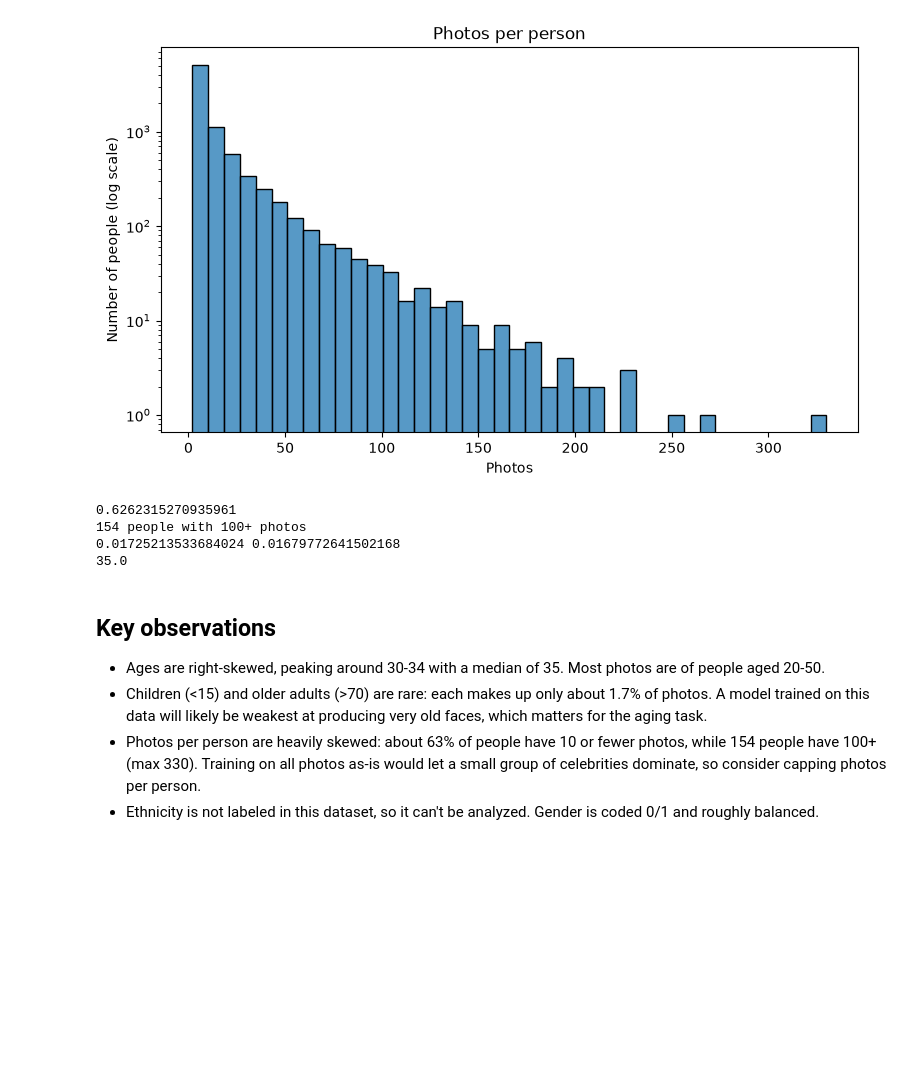
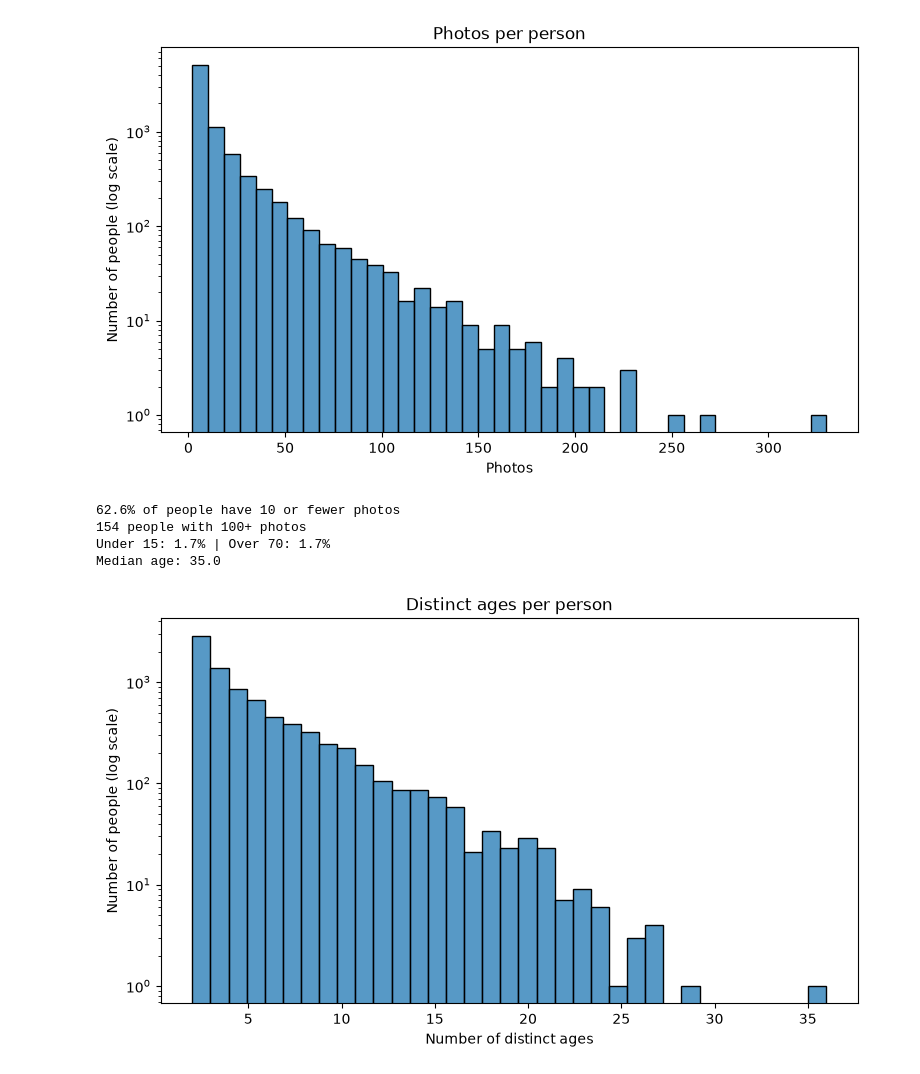
Before and after one commit to acmucsd-projects/fa26-ai-team-4, a Jupyter notebook: eda/eda_berne.ipynb, the cells around one changed output. Drawn from its saved outputs; the diff is of its cells as text; code cells hidden in the pictures; blank space fills up the shorter version.

```diff
--- a/eda/eda_berne.ipynb
+++ b/eda/eda_berne.ipynb
@@ -143,18 +151,23 @@ plt.show()
 # %% [output]
 [figure]
 # %%
-print((per_person["photos"] <= 10).mean())
-print((per_person["photos"] >= 100).sum(), "people with 100+ photos")
-print((df_clean["age"] < 15).mean(), (df_clean["age"] > 70).mean())
-print(df_clean["age"].median())
+print(f"{(per_person['photos'] <= 10).mean():.1%} of people have 10 or fewer photos")
+print(f"{(per_person['photos'] >= 100).sum():,} people with 100+ photos")
+print(f"Under 15: {(df_clean['age'] < 15).mean():.1%} | Over 70: {(df_clean['age'] > 70).mean():.1%}")
+print(f"Median age: {df_clean['age'].median():.1f}")
 # %% [output]
-0.6262315270935961
+62.6% of people have 10 or fewer photos
 154 people with 100+ photos
-0.01725213533684024 0.01679772641502168
-35.0
+Under 15: 1.7% | Over 70: 1.7%
+Median age: 35.0
-# %% [markdown]
-## Key observations
-- Ages are right-skewed, peaking around 30-34 with a median of 35. Most photos are of people aged 20-50.
-- Children (<15) and older adults (>70) are rare: each makes up only about 1.7% of photos. A model trained on this data will likely be weakest at producing very old faces, which matters for the aging task.
-- Photos per person are heavily skewed: about 63% of people have 10 or fewer photos, while 154 people have 100+ (max 330). Training on all photos as-is would let a small group of celebrities dominate, so consider capping photos per person.
-- Ethnicity is not labeled in this dataset, so it can't be analyzed. Gender is coded 0/1 and roughly balanced.
+# %%
+plt.figure(figsize=(9, 5))
+sns.histplot(per_person["distinct_ages"], bins=35)
+plt.yscale("log")
+plt.title("Distinct ages per person")
+plt.xlabel("Number of distinct ages")
+plt.ylabel("Number of people (log scale)")
+plt.savefig("figures/distinct_ages_per_person.png", dpi=150, bbox_inches="tight")
+plt.show()
+# %% [output]
+[figure, added]
```
Also changed, not shown: parts of 7 cells of this notebook, 6 other files.
